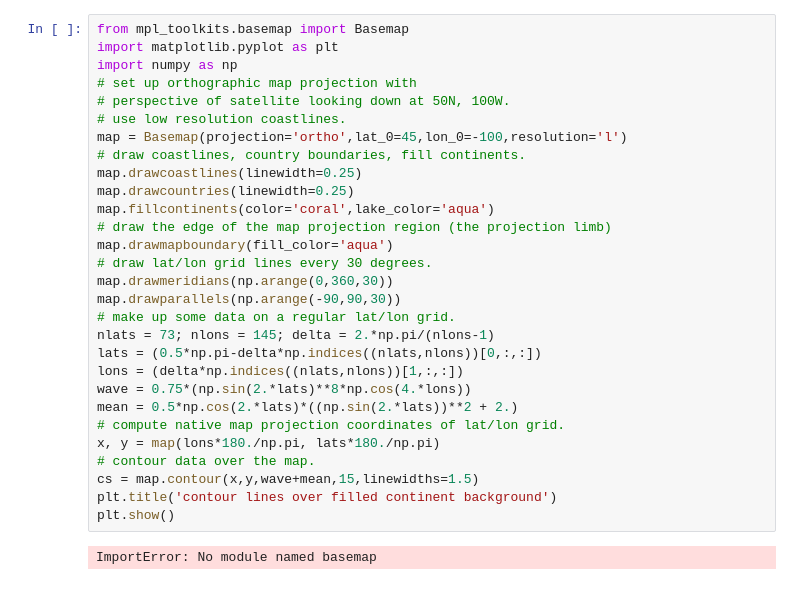
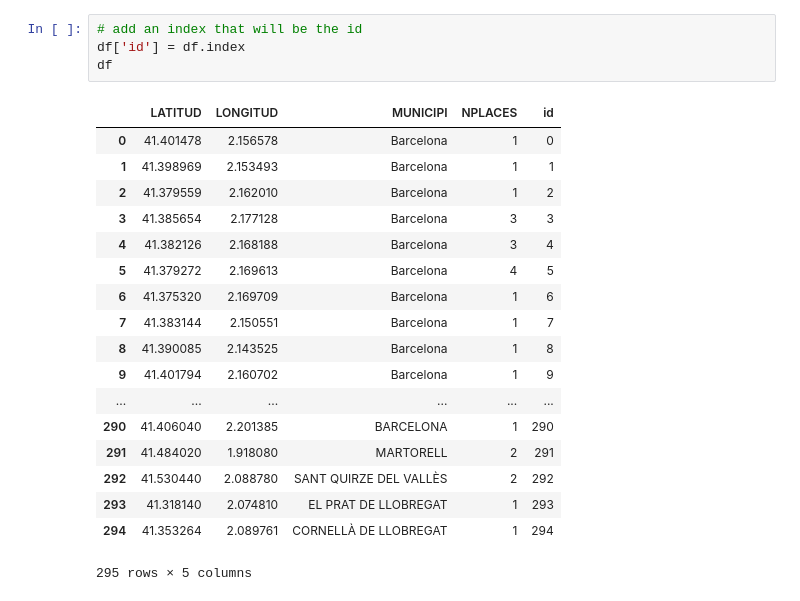
Before and after one commit to alsolanes/CN_Final_Project, a Jupyter notebook: Final Project.ipynb, the cells around one changed output. Drawn from its saved outputs; the diff is of its cells as text.

```diff
--- a/Final Project.ipynb
+++ b/Final Project.ipynb
@@ -41,31 +38,23 @@ ImportError: No module named basemap
-# %%
-from mpl_toolkits.basemap import Basemap
-import matplotlib.pyplot as plt
-import numpy as np
-# set up orthographic map projection with
-# perspective of satellite looking down at 50N, 100W.
-# use low resolution coastlines.
-map = Basemap(projection='ortho',lat_0=45,lon_0=-100,resolution='l')
-# draw coastlines, country boundaries, fill continents.
-map.drawcoastlines(linewidth=0.25)
-map.drawcountries(linewidth=0.25)
-map.fillcontinents(color='coral',lake_color='aqua')
-# draw the edge of the map projection region (the projection limb)
-map.drawmapboundary(fill_color='aqua')
-# draw lat/lon grid lines every 30 degrees.
-map.drawmeridians(np.arange(0,360,30))
-map.drawparallels(np.arange(-90,90,30))
-# make up some data on a regular lat/lon grid.
-nlats = 73; nlons = 145; delta = 2.*np.pi/(nlons-1)
-lats = (0.5*np.pi-delta*np.indices((nlats,nlons))[0,:,:])
-lons = (delta*np.indices((nlats,nlons))[1,:,:])
-wave = 0.75*(np.sin(2.*lats)**8*np.cos(4.*lons))
-mean = 0.5*np.cos(2.*lats)*((np.sin(2.*lats))**2 + 2.)
-# compute native map projection coordinates of lat/lon grid.
-x, y = map(lons*180./np.pi, lats*180./np.pi)
-# contour data over the map.
-cs = map.contour(x,y,wave+mean,15,linewidths=1.5)
-plt.title('contour lines over filled continent background')
-plt.show()
-# %% [output]
-ImportError: No module named basemap
+# %%
+# add an index that will be the id
+df['id'] = df.index
+df
+# %% [output]
+|  | LATITUD | LONGITUD | MUNICIPI | NPLACES | id |
+| 0 | 41.401478 | 2.156578 | Barcelona | 1 | 0 |
+| 1 | 41.398969 | 2.153493 | Barcelona | 1 | 1 |
+| 2 | 41.379559 | 2.162010 | Barcelona | 1 | 2 |
+| 3 | 41.385654 | 2.177128 | Barcelona | 3 | 3 |
+| 4 | 41.382126 | 2.168188 | Barcelona | 3 | 4 |
+| 5 | 41.379272 | 2.169613 | Barcelona | 4 | 5 |
+| 6 | 41.375320 | 2.169709 | Barcelona | 1 | 6 |
+| 7 | 41.383144 | 2.150551 | Barcelona | 1 | 7 |
+| 8 | 41.390085 | 2.143525 | Barcelona | 1 | 8 |
+| 9 | 41.401794 | 2.160702 | Barcelona | 1 | 9 |
+| ... | ... | ... | ... | ... | ... |
+| 290 | 41.406040 | 2.201385 | BARCELONA | 1 | 290 |
+| 291 | 41.484020 | 1.918080 | MARTORELL | 2 | 291 |
+| 292 | 41.530440 | 2.088780 | SANT QUIRZE DEL VALLÈS | 2 | 292 |
+| 293 | 41.318140 | 2.074810 | EL PRAT DE LLOBREGAT | 1 | 293 |
+| 294 | 41.353264 | 2.089761 | CORNELLÀ DE LLOBREGAT | 1 | 294 |
+295 rows × 5 columns
```
Also changed, not shown: parts of 34 cells of this notebook, 4 other files.
